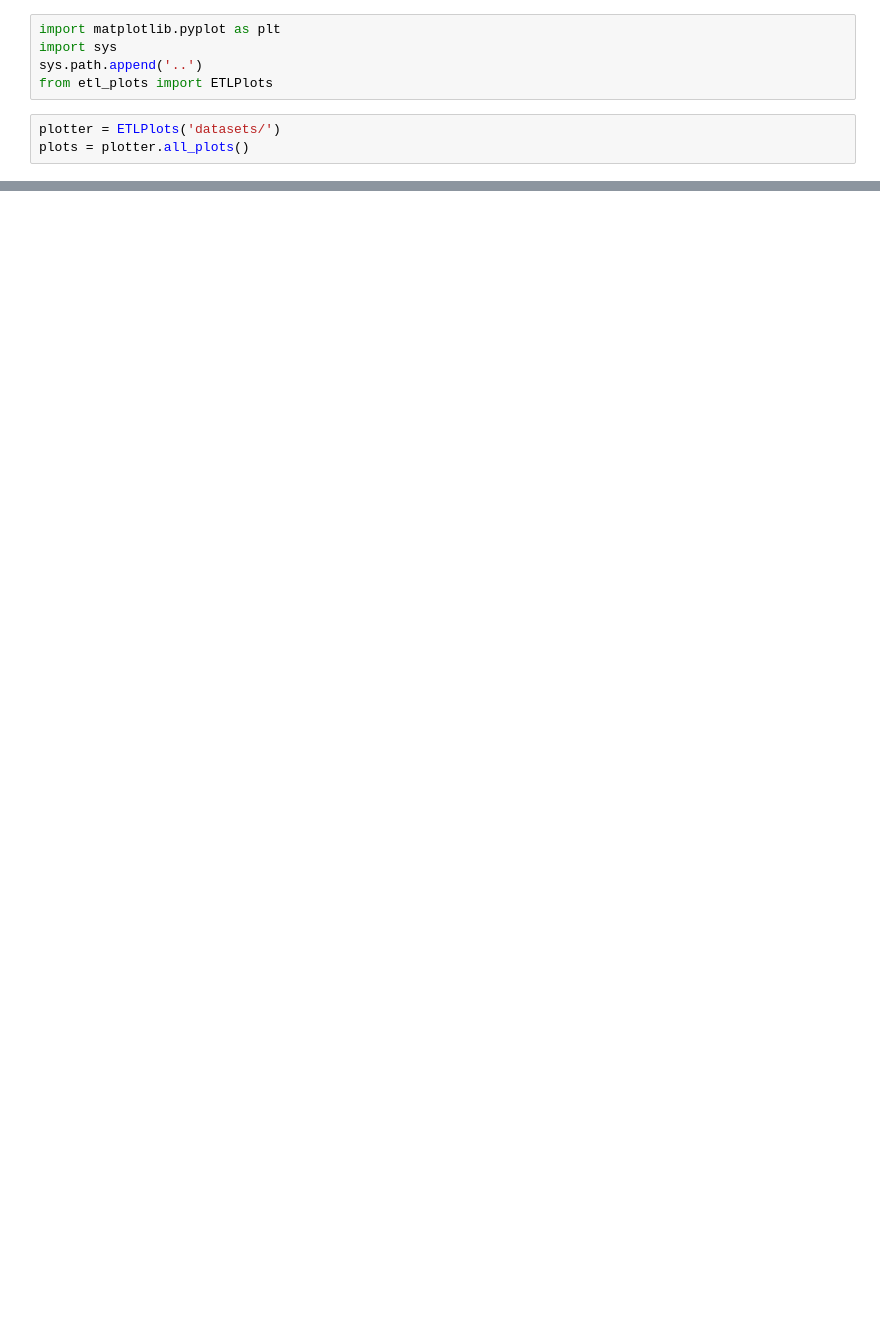
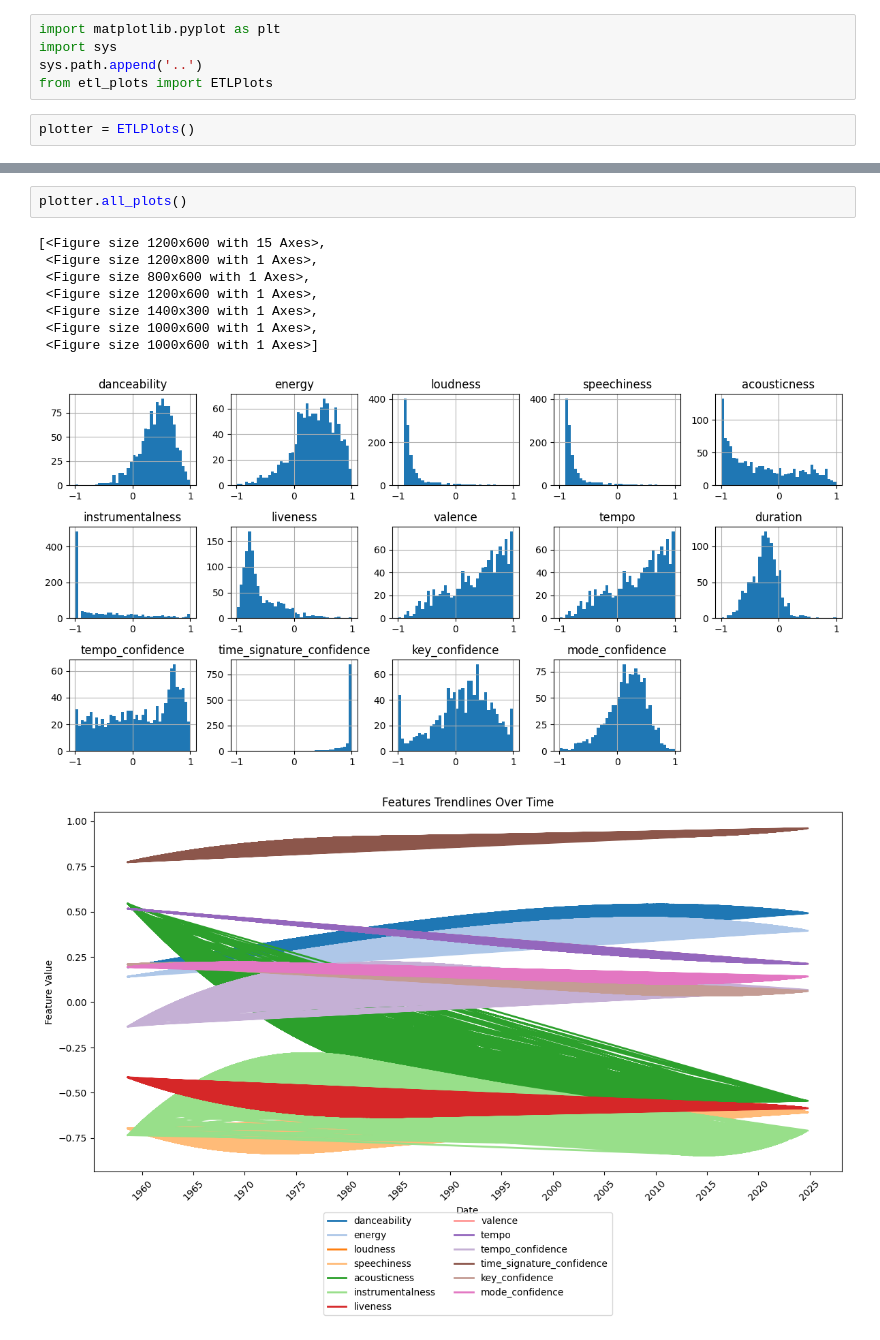
Before and after one commit to HAB-ETL-Equipo-A/Music-ETL, a Jupyter notebook: Plots.ipynb, the cells around one changed output, grey strips where cells are left out. Drawn from its saved outputs; the diff is of its cells as text; blank space fills up the shorter version.

Commit message:
Airtable retrieval for plots

```diff
--- a/Plots.ipynb
+++ b/Plots.ipynb
@@ -4,5 +4,4 @@ import sys
 sys.path.append('..')
 from etl_plots import ETLPlots
 # %%
-plotter = ETLPlots('datasets/')
-plots = plotter.all_plots()
+plotter = ETLPlots()
@@ -16,0 +8,12 @@ plots = plotter.all_plots()
+# %%
+plotter.all_plots()
+# %% [output]
+[<Figure size 1200x600 with 15 Axes>,
+ <Figure size 1200x800 with 1 Axes>,
+ <Figure size 800x600 with 1 Axes>,
+ <Figure size 1200x600 with 1 Axes>,
+ <Figure size 1400x300 with 1 Axes>,
+ <Figure size 1000x600 with 1 Axes>,
+ <Figure size 1000x600 with 1 Axes>]
+[figure, added]
+[figure, added]
```
Also changed, not shown: parts of 2 cells of this notebook, 5 other files.
